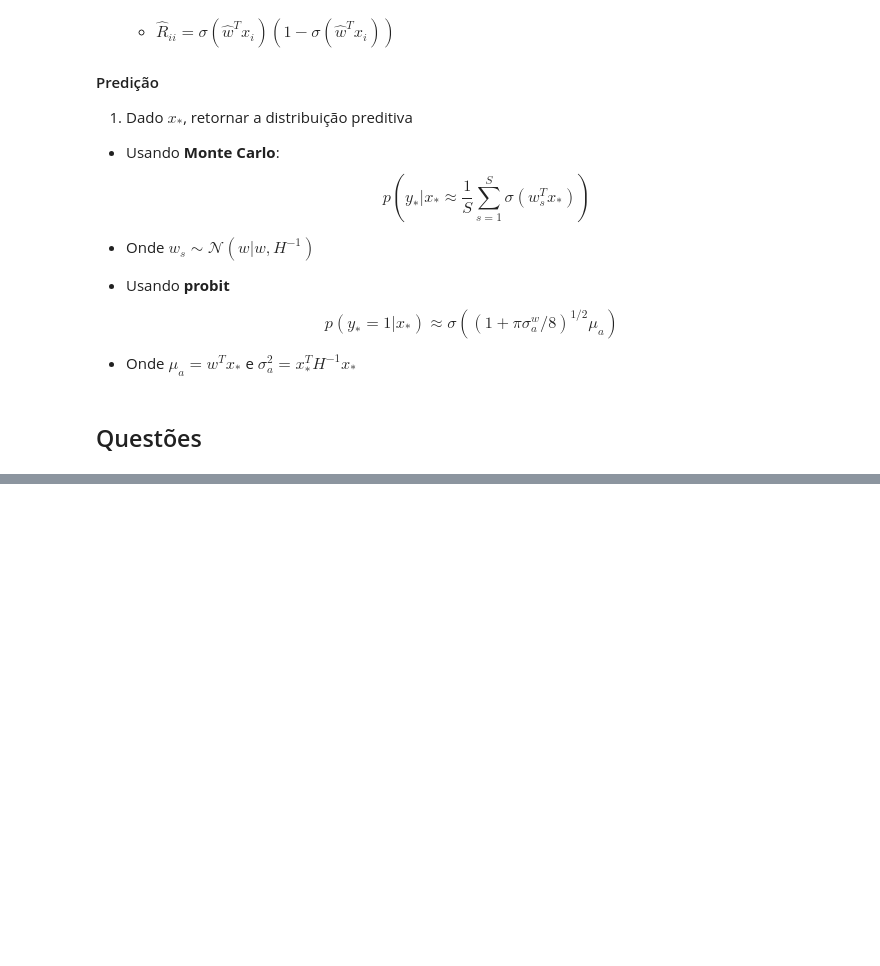
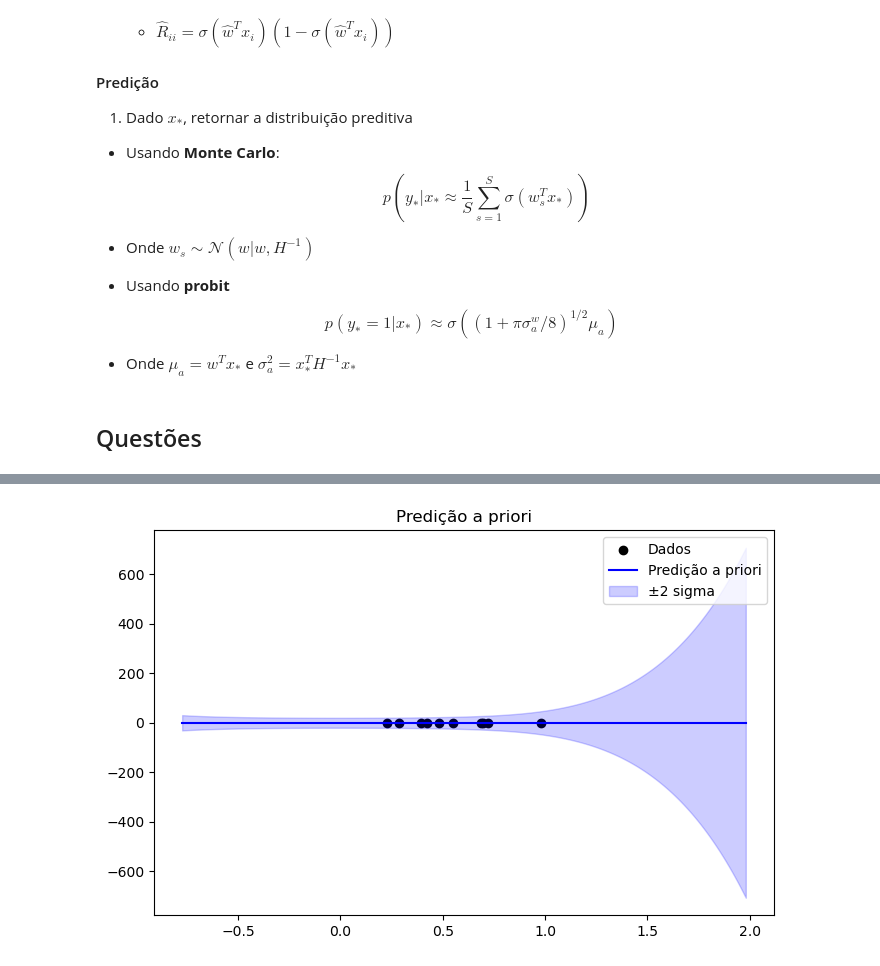
Before and after one commit to Lucasaraga0/ama_prob, a Jupyter notebook: amaprob_trab2/lista2.ipynb, the cells around one changed output, grey strips where cells are left out. Drawn from its saved outputs; the diff is of its cells as text; code cells hidden in the pictures; blank space fills up the shorter version.

```diff
--- a/amaprob_trab2/lista2.ipynb
+++ b/amaprob_trab2/lista2.ipynb
@@ -45,10 +44,6 @@ class BayesianLinReg():
 
         predictions = np.random.multivariate_normal(media, var)
         return predictions
-# %%
-linear_regression_data = pd.read_csv("linear_regression_data.csv")
-X = linear_regression_data["col1"]
-y = linear_regression_data["col2"]
 # %% [markdown]
 ### Regressão Polinomial Bayesiana
 
@@ -226,0 +278,35 @@ class BayesianRegLogis():
+# %%
+polynomial_data = pd.read_csv("polynomial_regression_data.csv")
+X_polynomial = polynomial_data["col1"]
+y_polynomial = polynomial_data["col2"]
+
+degree = 5
+m0 = np.zeros((degree + 1, 1))
+s0 = np.eye(degree + 1) * 1e2
+sigma2 = 0.5
+
+model = BayesianPolyReg(sigma2, m0, s0, degree)
+# %%
+X_test = np.linspace(X_polynomial.min() - 1, X_polynomial.max() + 1, 200)
+X_test_df = pd.DataFrame(X_test, columns=["x"])
+
+Phi_ast = model.elevate(X_test_df)
+prior_mean = Phi_ast @ model.m0
+prior_var = Phi_ast @ model.s0 @ Phi_ast.T + (model.sigma2 * np.eye(len(X_test)))
+prior_std = np.sqrt(np.diag(prior_var))
+
+plt.figure(figsize=(8,5))
+plt.scatter(X_polynomial, y_polynomial, color='black', label='Dados')
+plt.plot(X_test, prior_mean, 'b', label='Predição a priori')
+plt.fill_between(
+    X_test.flatten(),
+    (prior_mean.flatten() - 2 * prior_std),
+    (prior_mean.flatten() + 2 * prior_std),
+    color='blue', alpha=0.2, label='±2 sigma'
+)
+
+plt.legend()
+plt.title("Predição a priori")
+plt.show()
+# %% [output]
+[figure, added]
```
Also changed, not shown: parts of 13 cells of this notebook, 2 other files.
